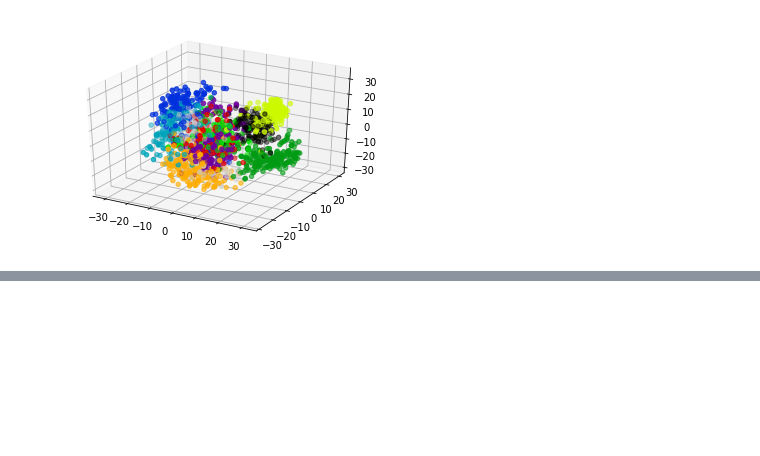
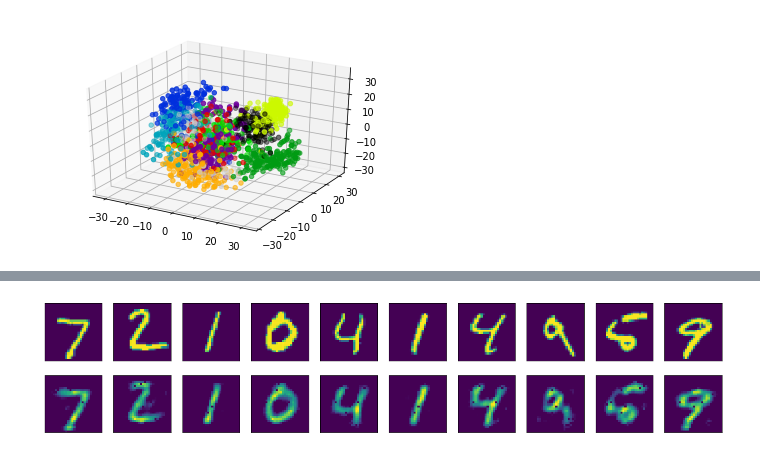
Before and after one commit to kenttw/deeplearning_homework, a Jupyter notebook: PCAandAutoencoders.ipynb, the cells around one changed output, grey strips where cells are left out. Saved outputs shown, nothing was run; the diff lists cells and outputs as text; code cells hidden in the pictures; blank space fills up the shorter version.

```diff
--- a/PCAandAutoencoders.ipynb
+++ b/PCAandAutoencoders.ipynb
@@ -384,0 +189,11 @@ This has a tendency to squash the dimensions :-/ So probably not a good pick.
+# %%
+from keras.datasets import mnist
+import numpy as np
+(x_train, y_train), (x_test, y_test) = mnist.load_data()
+# %%
+x_train = x_train.astype('float32') / 255.
+x_test = x_test.astype('float32') / 255.
+x_train = x_train.reshape((len(x_train), np.prod(x_train.shape[1:])))
+x_test = x_test.reshape((len(x_test), np.prod(x_test.shape[1:])))
+print(x_train.shape)
+print(x_test.shape)
@@ -384,0 +205,3 @@ This has a tendency to squash the dimensions :-/ So probably not a good pick.
+# %%
+encoder_model = Model(input_img,encoder)
+decoder_model = Model(input_img,decoder)
@@ -384,0 +235,28 @@ This has a tendency to squash the dimensions :-/ So probably not a good pick.
+# %%
+# encode and decode some digits
+# note that we take them from the *test* set
+# encoded_imgs = encoder.predict(x_test)
+decoded_imgs = decoder_model.predict(x_test[:100].reshape(100,28*28))
+# %%
+# use Matplotlib (don't ask)
+import matplotlib.pyplot as plt
+
+n = 10  # how many digits we will display
+plt.figure(figsize=(20, 4))
+for i in range(n):
+    # display original
+    ax = plt.subplot(2, n, i + 1)
+    plt.imshow(x_test[i].reshape(28,28))
+#     plt.gray()
+    ax.get_xaxis().set_visible(False)
+    ax.get_yaxis().set_visible(False)
+
+    # display reconstruction
+    ax = plt.subplot(2, n, i + 1 + n)
+    plt.imshow((decoded_imgs[i]).reshape(28, 28))
+#     plt.gray()
+    ax.get_xaxis().set_visible(False)
+    ax.get_yaxis().set_visible(False)
+plt.show()
+# %% [output]
+[figure, added]
```
Also changed, not shown: parts of 50 cells of this notebook.
